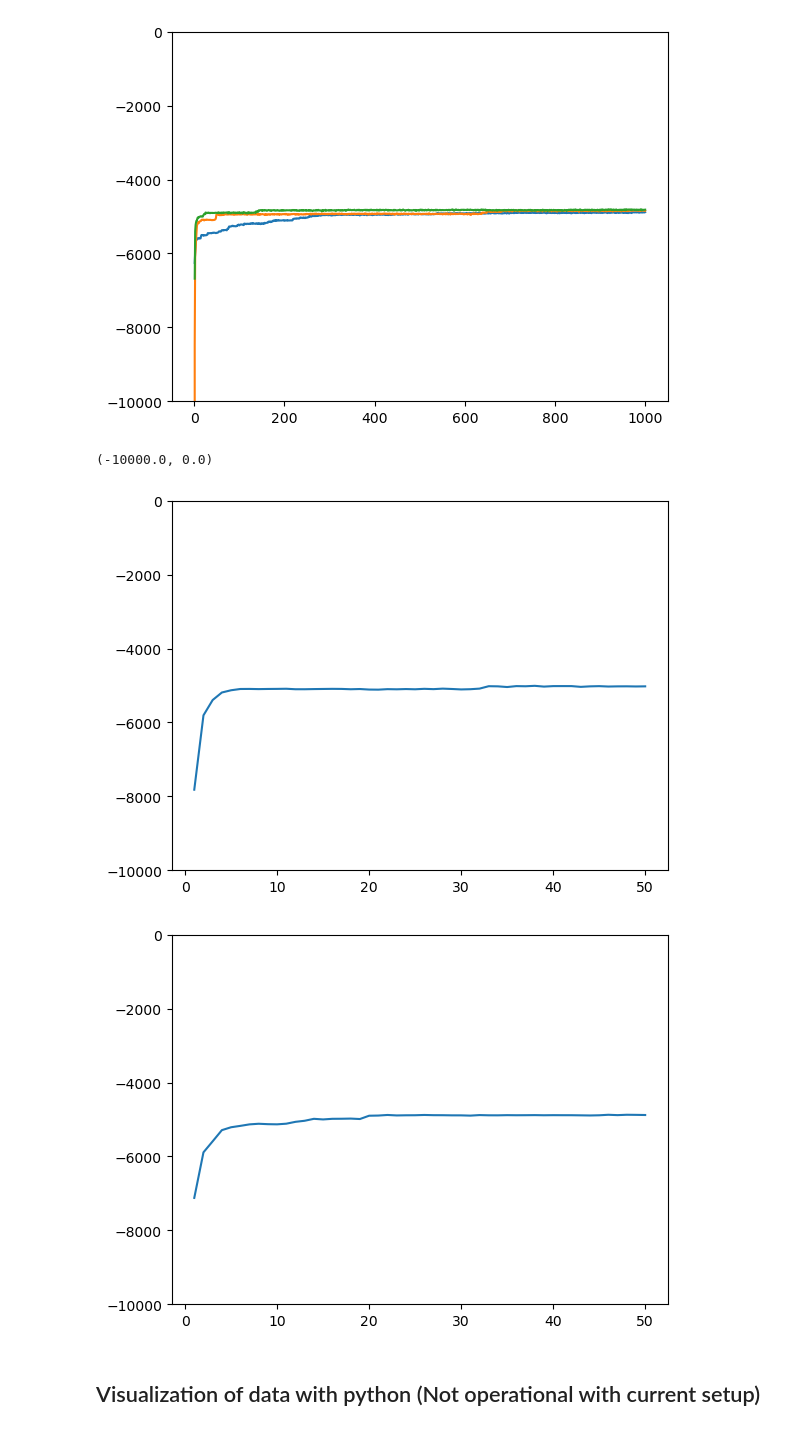
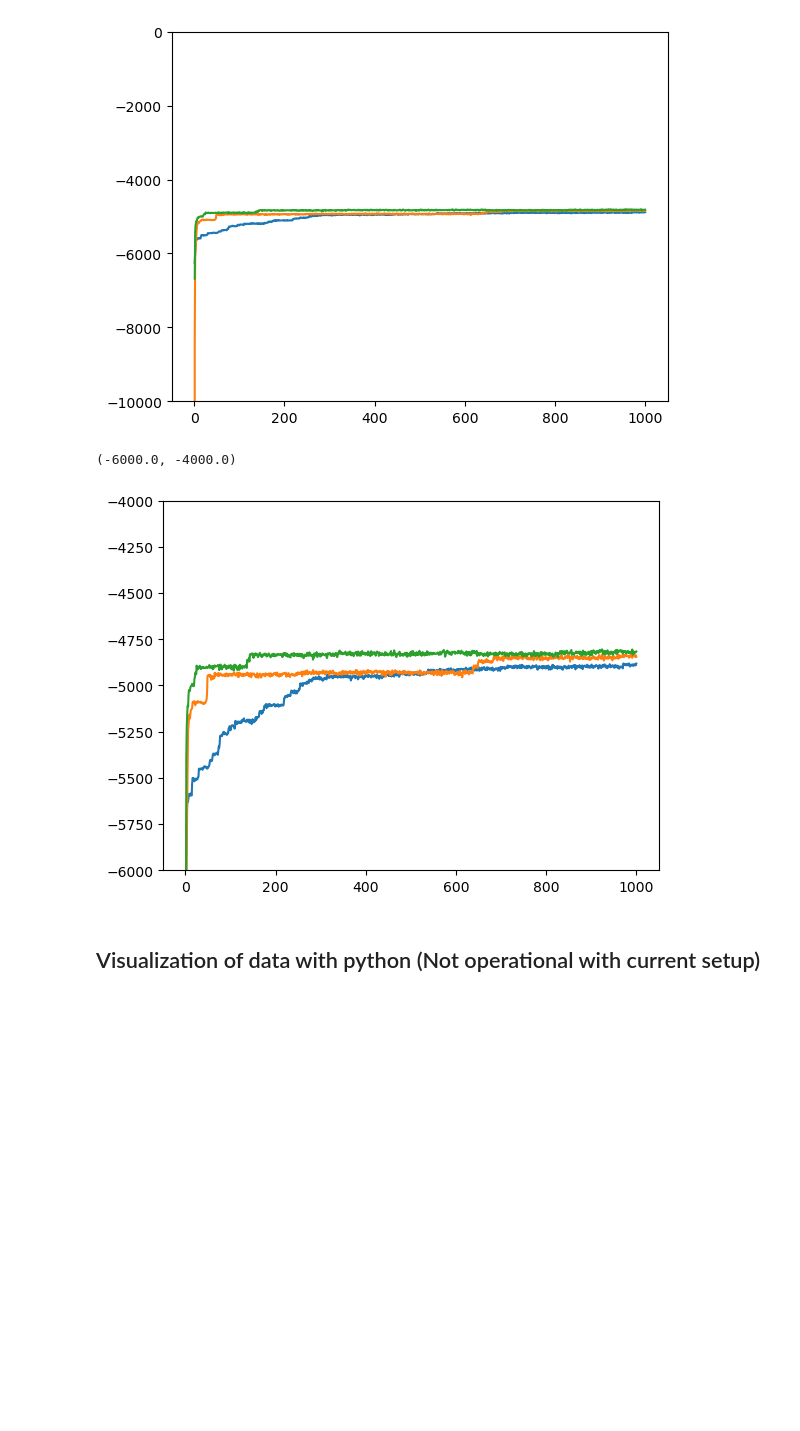
Before and after one commit to zyg1213/bnp-step_Yildiz, a Jupyter notebook: BNPStep_from_FIONA_test.ipynb, the cells around one changed output. Cells and saved outputs as stored; diff of their text form; code cells hidden in the pictures; blank space fills up the shorter version.

```diff
--- a/BNPStep_from_FIONA_test.ipynb
+++ b/BNPStep_from_FIONA_test.ipynb
@@ -133,12 +133,11 @@ Iteration took 12.679198 seconds 1221
 # %%
 plt.plot(sampler_ori.post)
 plt.plot(sampler_tau.post)
 plt.plot(sampler_bt.post)
-plt.ylim(-10000, 0)
+plt.ylim(-6000, -4000)
 # %% [output]
-(-10000.0, 0.0)
+(-6000.0, -4000.0)
-[figure, old version]
+[figure, new version]
-[figure, removed]
 # %% [markdown]
 ## Visualization of data with python (Not operational with current setup)
 # %%
```
Also changed, not shown: parts of 1 cell of this notebook.
